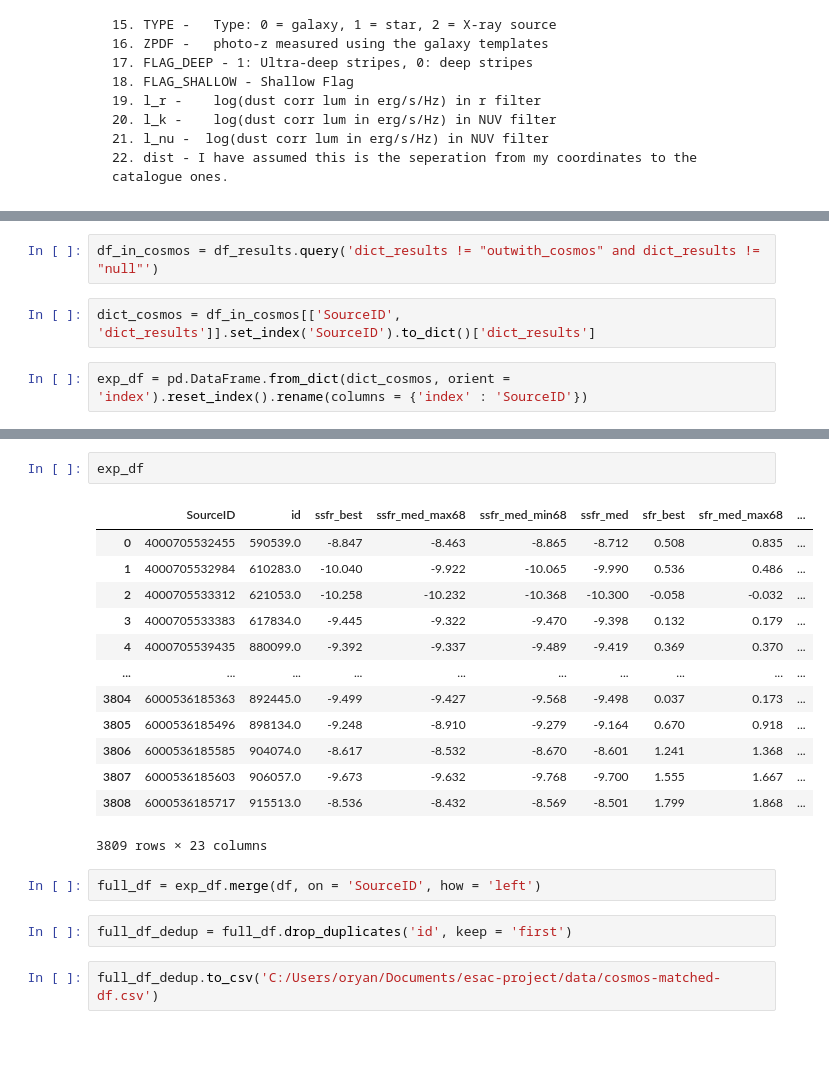
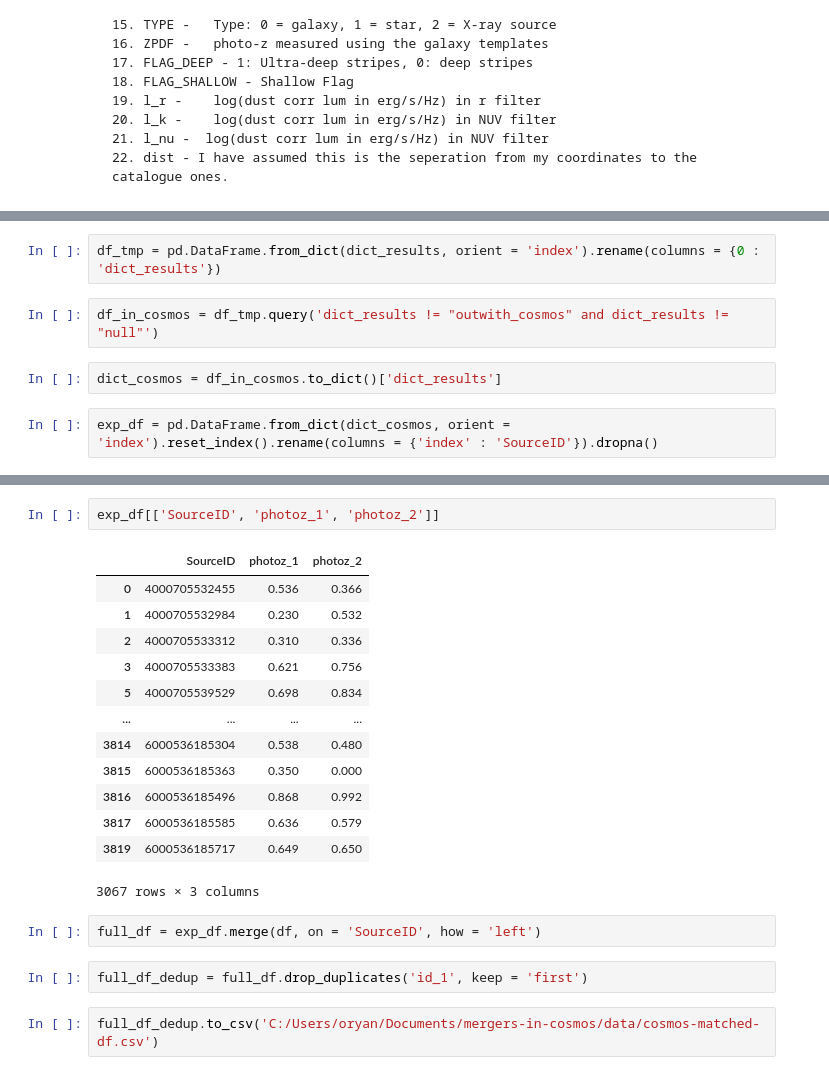
Before and after one commit to AstroORyan/mergers-in-cosmos, a Jupyter notebook: notebooks/misc/table-for-matching.ipynb, the cells around one changed output, grey strips where cells are left out. Drawn from its saved outputs; the diff is of its cells as text; blank space fills up the shorter version.

```diff
--- a/notebooks/misc/table-for-matching.ipynb
+++ b/notebooks/misc/table-for-matching.ipynb
@@ -137,6 +301,8 @@ WARNING:astroquery:NoResultsWarning: Query returned no results, so the table wil
+# %%
+df_tmp = pd.DataFrame.from_dict(dict_results, orient = 'index').rename(columns = {0 : 'dict_results'})
 # %%
-df_in_cosmos = df_results.query('dict_results != "outwith_cosmos" and dict_results != "null"')
+df_in_cosmos = df_tmp.query('dict_results != "outwith_cosmos" and dict_results != "null"')
 # %%
-dict_cosmos = df_in_cosmos[['SourceID', 'dict_results']].set_index('SourceID').to_dict()['dict_results']
+dict_cosmos = df_in_cosmos.to_dict()['dict_results']
 # %%
-exp_df = pd.DataFrame.from_dict(dict_cosmos, orient = 'index').reset_index().rename(columns = {'index' : 'SourceID'})
+exp_df = pd.DataFrame.from_dict(dict_cosmos, orient = 'index').reset_index().rename(columns = {'index' : 'SourceID'}).dropna()
@@ -143,22 +323,22 @@ exp_df = pd.DataFrame.from_dict(dict_cosmos, orient = 'index').reset_index().ren
 # %%
-exp_df
+exp_df[['SourceID', 'photoz_1', 'photoz_2']]
 # %% [output]
-|  | SourceID | id | ssfr_best | ssfr_med_max68 | ssfr_med_min68 | ssfr_med | sfr_best | sfr_med_max68 | ... |
-| 0 | 4000705532455 | 590539.0 | -8.847 | -8.463 | -8.865 | -8.712 | 0.508 | 0.835 | ... |
-| 1 | 4000705532984 | 610283.0 | -10.040 | -9.922 | -10.065 | -9.990 | 0.536 | 0.486 | ... |
-| 2 | 4000705533312 | 621053.0 | -10.258 | -10.232 | -10.368 | -10.300 | -0.058 | -0.032 | ... |
-| 3 | 4000705533383 | 617834.0 | -9.445 | -9.322 | -9.470 | -9.398 | 0.132 | 0.179 | ... |
-| 4 | 4000705539435 | 880099.0 | -9.392 | -9.337 | -9.489 | -9.419 | 0.369 | 0.370 | ... |
-| ... | ... | ... | ... | ... | ... | ... | ... | ... | ... |
-| 3804 | 6000536185363 | 892445.0 | -9.499 | -9.427 | -9.568 | -9.498 | 0.037 | 0.173 | ... |
-| 3805 | 6000536185496 | 898134.0 | -9.248 | -8.910 | -9.279 | -9.164 | 0.670 | 0.918 | ... |
-| 3806 | 6000536185585 | 904074.0 | -8.617 | -8.532 | -8.670 | -8.601 | 1.241 | 1.368 | ... |
-| 3807 | 6000536185603 | 906057.0 | -9.673 | -9.632 | -9.768 | -9.700 | 1.555 | 1.667 | ... |
-| 3808 | 6000536185717 | 915513.0 | -8.536 | -8.432 | -8.569 | -8.501 | 1.799 | 1.868 | ... |
+|  | SourceID | photoz_1 | photoz_2 |
+| 0 | 4000705532455 | 0.536 | 0.366 |
+| 1 | 4000705532984 | 0.230 | 0.532 |
+| 2 | 4000705533312 | 0.310 | 0.336 |
+| 3 | 4000705533383 | 0.621 | 0.756 |
+| 5 | 4000705539529 | 0.698 | 0.834 |
+| ... | ... | ... | ... |
+| 3814 | 6000536185304 | 0.538 | 0.480 |
+| 3815 | 6000536185363 | 0.350 | 0.000 |
+| 3816 | 6000536185496 | 0.868 | 0.992 |
+| 3817 | 6000536185585 | 0.636 | 0.579 |
+| 3819 | 6000536185717 | 0.649 | 0.650 |
-3809 rows × 23 columns
+3067 rows × 3 columns
 # %%
 full_df = exp_df.merge(df, on = 'SourceID', how = 'left')
 # %%
-full_df_dedup = full_df.drop_duplicates('id', keep = 'first')
+full_df_dedup = full_df.drop_duplicates('id_1', keep = 'first')
 # %%
-full_df_dedup.to_csv('C:/Users/oryan/Documents/esac-project/data/cosmos-matched-df.csv')
+full_df_dedup.to_csv('C:/Users/oryan/Documents/mergers-in-cosmos/data/cosmos-matched-df.csv')
```
Also changed, not shown: parts of 11 cells of this notebook, 2 other files.
